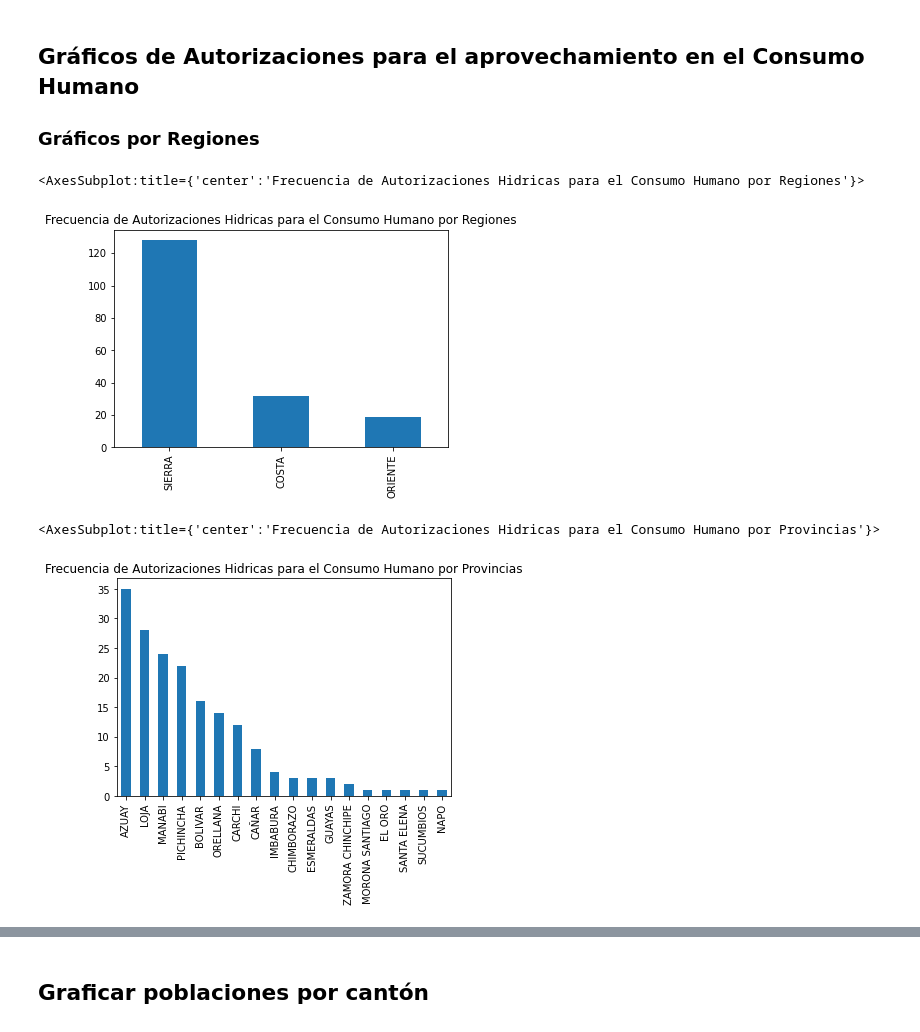
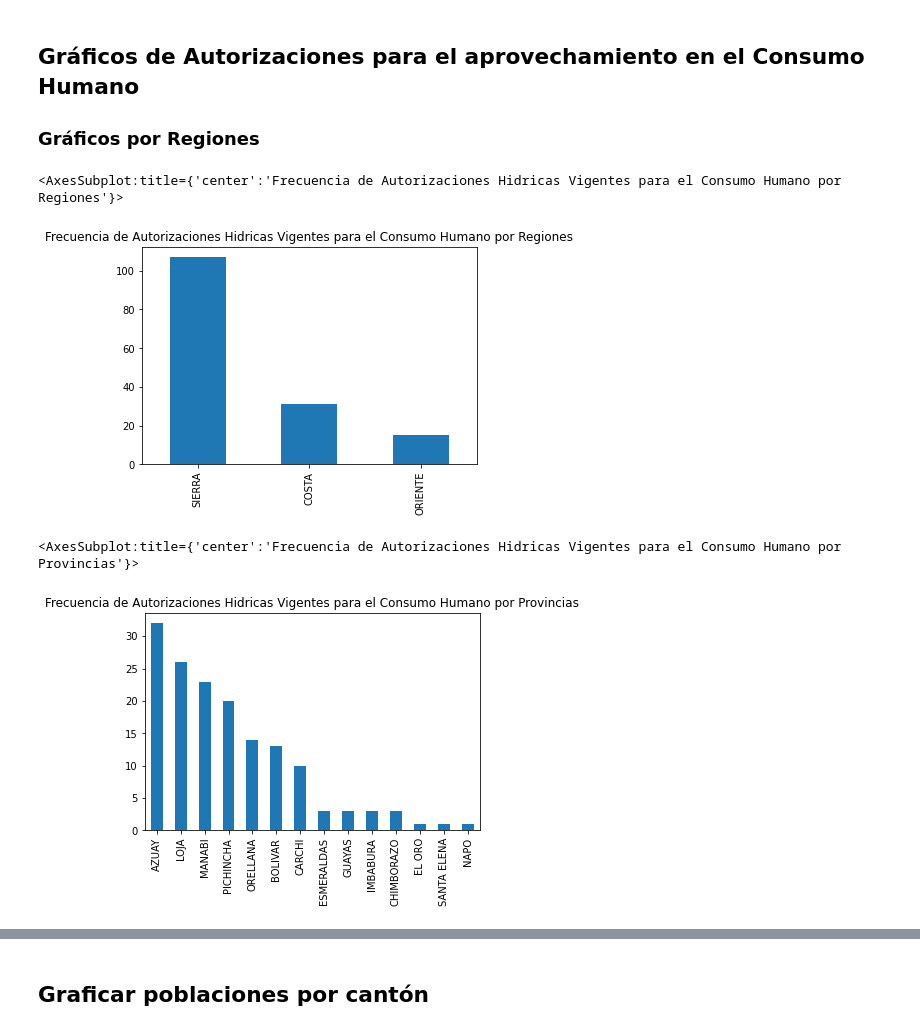
Before and after one commit to KarenParraA/Guia_metodologica, a Jupyter notebook: Visualizacion_Datos_filtrados.ipynb, the cells around one changed output, grey strips where cells are left out. Cells and saved outputs as stored; diff of their text form; code cells hidden in the pictures.

Commit message:
tarea: Añadir datos vigentes y por consumo humano

```diff
--- a/Visualizacion_Datos_filtrados.ipynb
+++ b/Visualizacion_Datos_filtrados.ipynb
@@ -63,18 +66,21 @@ df_recurso_hidrico_base_datos_filtrado[NOMBRE_COLUMNA].value_counts().plot.bar(t
 ## Gráficos de Autorizaciones para el aprovechamiento en el Consumo Humano
 ### Gráficos por Regiones
 # %%
-NOMBRE_COLUMNA_TRAMITE = "NOMBRE_USO_APROVECHAMIENTO"
-df_recurso_hidrico_base_datos_consumo_humano = df_recurso_hidrico_base_datos_filtrado[df_recurso_hidrico_base_datos_filtrado[NOMBRE_COLUMNA_TRAMITE] == "CONSUMO HUMANO"]
+NOMBRE_COLUMNA_APROVECHAMIENTO = "NOMBRE_USO_APROVECHAMIENTO"
+NOMBRE_COLUMNA_TRAMITE = "ESTADO_TRAMITE"
+df_recurso_hidrico_base_datos_consumo_humano = df_recurso_hidrico_base_datos_filtrado[df_recurso_hidrico_base_datos_filtrado[NOMBRE_COLUMNA_APROVECHAMIENTO] == "CONSUMO HUMANO"]
+df_recurso_hidrico_base_datos_consumo_humano_vigente = df_recurso_hidrico_base_datos_consumo_humano[df_recurso_hidrico_base_datos_consumo_humano[NOMBRE_COLUMNA_TRAMITE] == "VIGENTE"]
+
 NOMBRE_COLUMNA = "REGION_FUENTE"
-df_recurso_hidrico_base_datos_consumo_humano[NOMBRE_COLUMNA].value_counts().plot.bar(title="Frecuencia de Autorizaciones Hidricas para el Consumo Humano por Regiones")
+df_recurso_hidrico_base_datos_consumo_humano_vigente[NOMBRE_COLUMNA].value_counts().plot.bar(title="Frecuencia de Autorizaciones Hidricas Vigentes para el Consumo Humano por Regiones")
 # %% [output]
-<AxesSubplot:title={'center':'Frecuencia de Autorizaciones Hidricas para el Consumo Humano por Regiones'}>
+<AxesSubplot:title={'center':'Frecuencia de Autorizaciones Hidricas Vigentes para el Consumo Humano por Regiones'}>
-[figure, old version]
+[figure, new version]
 # %%
 NOMBRE_COLUMNA = "PROVINCIA_FUENTE"
-df_recurso_hidrico_base_datos_consumo_humano[NOMBRE_COLUMNA].value_counts().plot.bar(title="Frecuencia de Autorizaciones Hidricas para el Consumo Humano por Provincias")
+df_recurso_hidrico_base_datos_consumo_humano_vigente[NOMBRE_COLUMNA].value_counts().plot.bar(title="Frecuencia de Autorizaciones Hidricas Vigentes para el Consumo Humano por Provincias")
 # %% [output]
-<AxesSubplot:title={'center':'Frecuencia de Autorizaciones Hidricas para el Consumo Humano por Provincias'}>
+<AxesSubplot:title={'center':'Frecuencia de Autorizaciones Hidricas Vigentes para el Consumo Humano por Provincias'}>
-[figure, old version]
+[figure, new version]
 # %%
 NOMBRE_COLUMNA = "CANTON_FUENTE"
```
Also changed, not shown: parts of 8 cells of this notebook, 1 other file.
